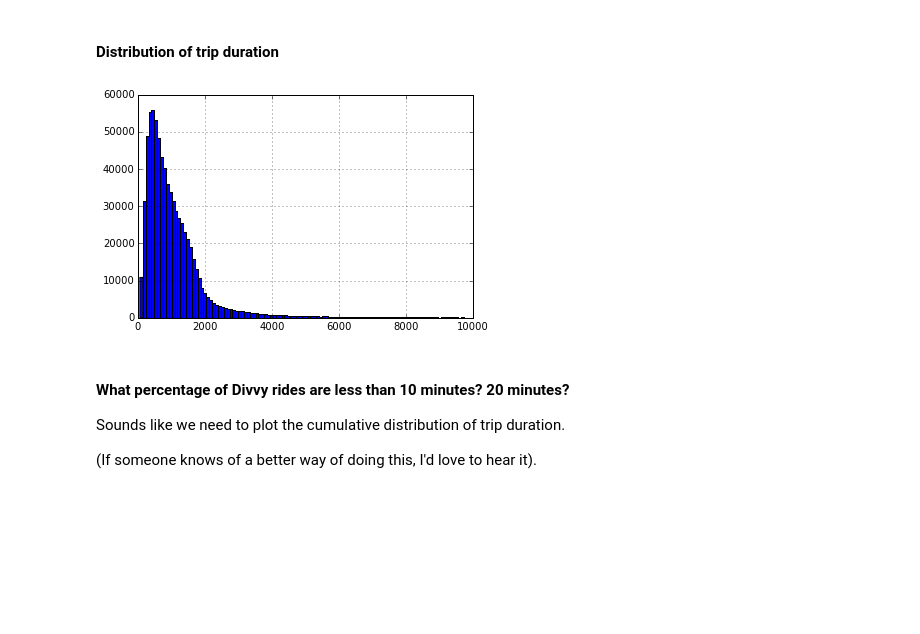
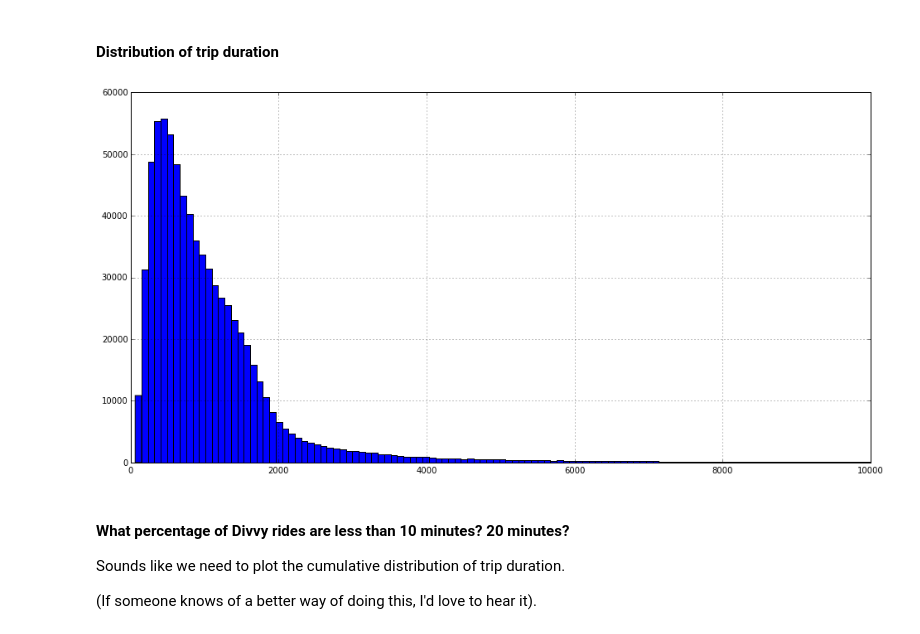
Before and after one commit to gjreda/pydata2014nyc, a Jupyter notebook: demo.ipynb, the cells around one changed output. Saved outputs shown, nothing was run; the diff lists cells and outputs as text; code cells hidden in the pictures; blank space fills up the shorter version.

```diff
--- a/demo.ipynb
+++ b/demo.ipynb
@@ -629,10 +575,10 @@ divvy.groupby('starthour').size().plot()
 #### Distribution of trip duration
 # %%
 # distribution of tripduration
-divvy.tripduration.hist(bins=1000)
+divvy.tripduration.hist(figsize=(16,8), bins=1000)
 plt.xlim(0, 10000);
 # %% [output]
-[figure, old version]
+[figure, new version]
 # %% [markdown]
 #### What percentage of Divvy rides are less than 10 minutes? 20 minutes?
 
```
Also changed, not shown: parts of 14 cells of this notebook.
